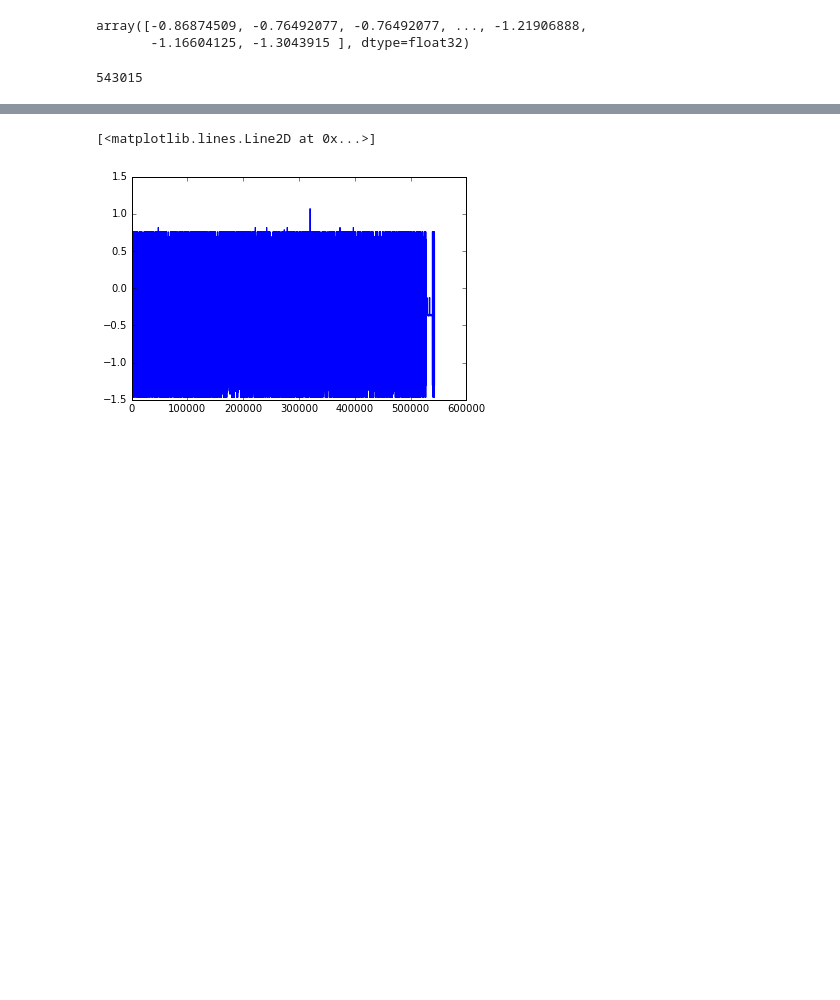
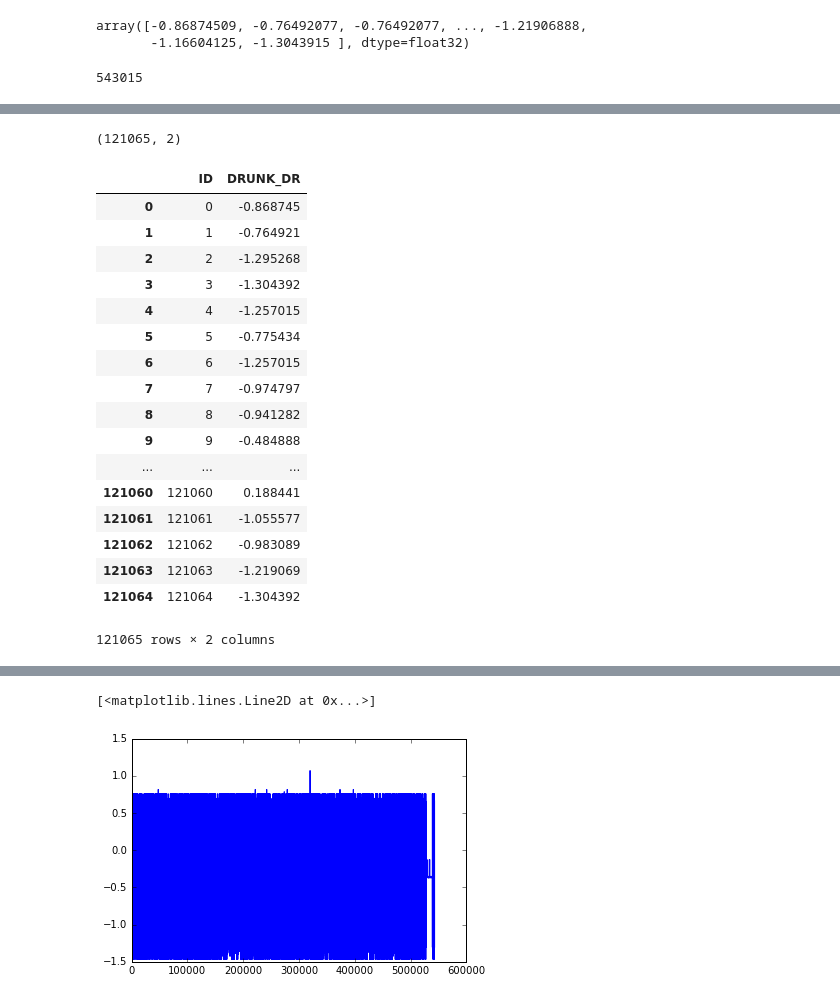
Before and after one commit to seantma/MDST-FARS-share, a Jupyter notebook: Model_xgboost.ipynb, the cells around one changed output, grey strips where cells are left out. Saved outputs shown, nothing was run; the diff lists cells and outputs as text; code cells hidden in the pictures; blank space fills up the shorter version.

```diff
--- a/Model_xgboost.ipynb
+++ b/Model_xgboost.ipynb
@@ -209,0 +257,25 @@ submit.to_csv('fars_submit_xgb001.csv', index = False)
+# %%
+# using groupby to select the first value
+submit_uniq = submit.groupby('ID').first().reset_index()
+print(submit_uniq.shape)
+submit_uniq
+# %% [output]
+(121065, 2)
+|  | ID | DRUNK_DR |
+| 0 | 0 | -0.868745 |
+| 1 | 1 | -0.764921 |
+| 2 | 2 | -1.295268 |
+| 3 | 3 | -1.304392 |
+| 4 | 4 | -1.257015 |
+| 5 | 5 | -0.775434 |
+| 6 | 6 | -1.257015 |
+| 7 | 7 | -0.974797 |
+| 8 | 8 | -0.941282 |
+| 9 | 9 | -0.484888 |
+| ... | ... | ... |
+| 121060 | 121060 | 0.188441 |
+| 121061 | 121061 | -1.055577 |
+| 121062 | 121062 | -0.983089 |
+| 121063 | 121063 | -1.219069 |
+| 121064 | 121064 | -1.304392 |
+121065 rows × 2 columns
```
Also changed, not shown: parts of 6 cells of this notebook, 1 other file.
